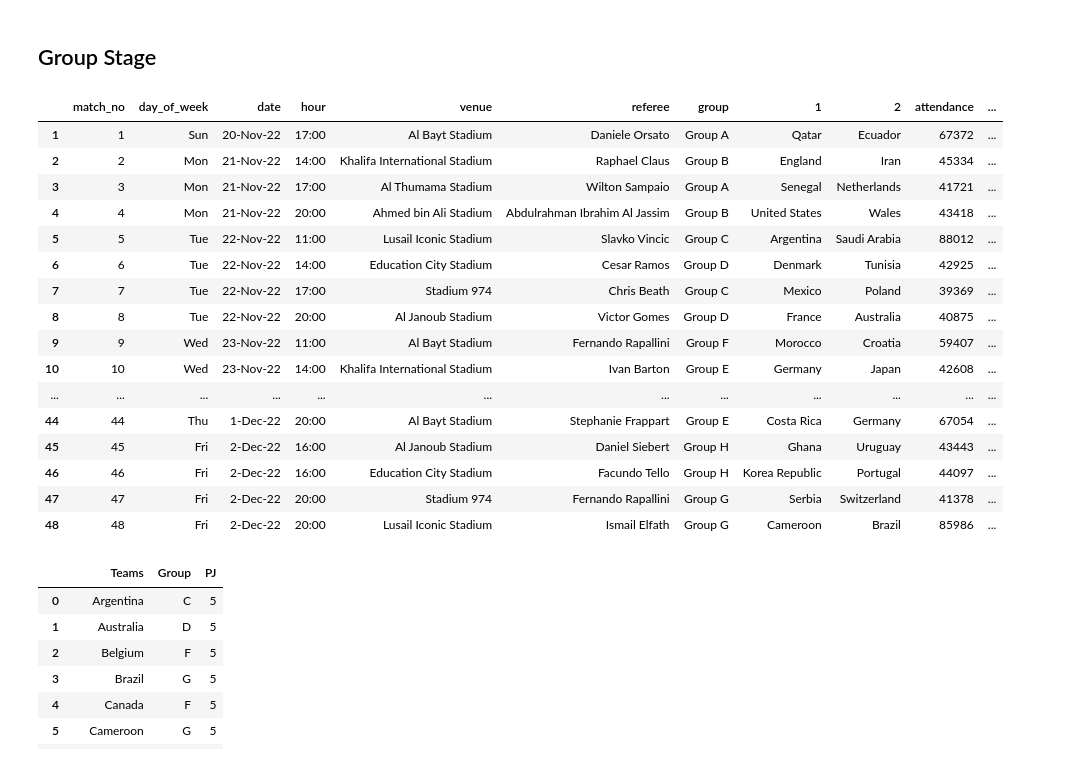
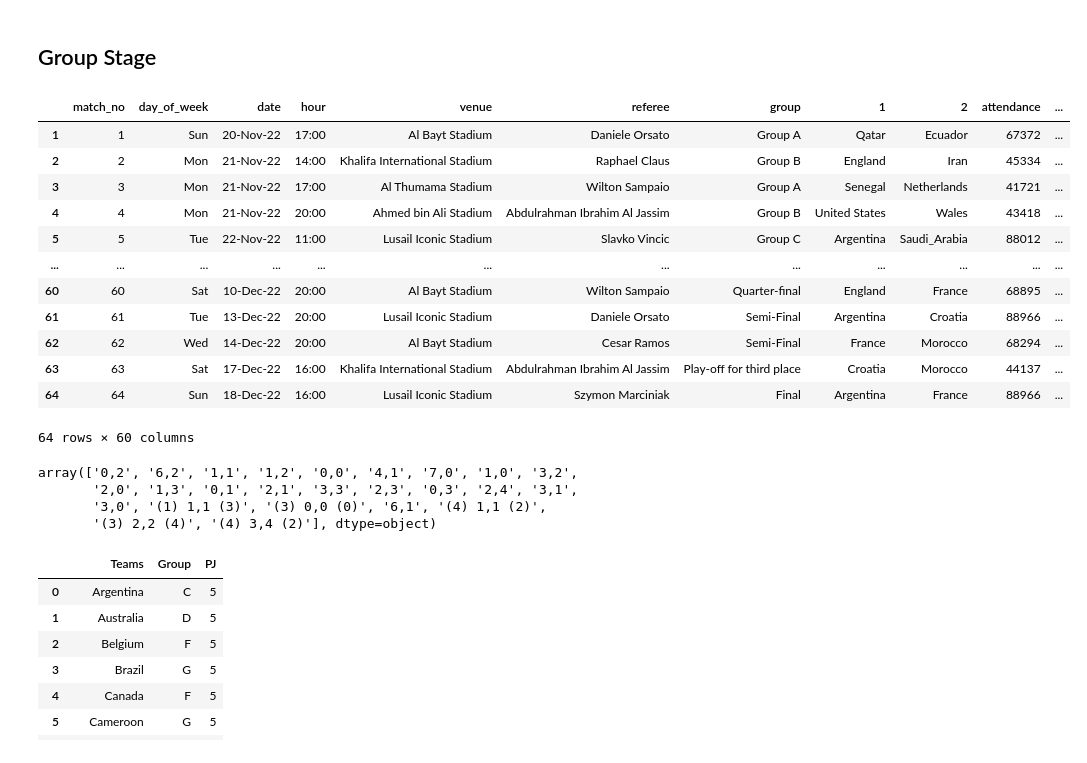
Before and after one commit to lromeror/Group_Slytheryn, a Jupyter notebook: DASHBOARD/assets/datas/FIFA_WORLD_CUP2022.ipynb, the cells around one changed output. Saved outputs shown, nothing was run; the diff lists cells and outputs as text; code cells hidden in the pictures.

```diff
--- a/DASHBOARD/assets/datas/FIFA_WORLD_CUP2022.ipynb
+++ b/DASHBOARD/assets/datas/FIFA_WORLD_CUP2022.ipynb
@@ -75,25 +75,31 @@ matches_fifa_wc2022
 # %% [markdown]
 ## Group Stage
 # %%
-matches_fifa_wc2022.query('group in ["Group A","Group B","Group C","Group D","Group E","Group F","Group G","Group H"]')
+#matches_fifa_wc2022.query('group in ["Group A","Group B","Group C","Group D","Group E","Group F","Group G","Group H"]')
+matches_fifa_wc2022.replace("Saudi Arabia","Saudi_Arabia",inplace=True)
+matches_fifa_wc2022.to_csv("/Users/angelozurita/Repositorios_GitHub/Group_Slytheryn/DASHBOARD/assets/datas/Matches.csv",index=False)
+matches_fifa_wc2022
 # %% [output]
 |  | match_no | day_of_week | date | hour | venue | referee | group | 1 | 2 | attendance | ... |
 | 1 | 1 | Sun | 20-Nov-22 | 17:00 | Al Bayt Stadium | Daniele Orsato | Group A | Qatar | Ecuador | 67372 | ... |
 | 2 | 2 | Mon | 21-Nov-22 | 14:00 | Khalifa International Stadium | Raphael Claus | Group B | England | Iran | 45334 | ... |
 | 3 | 3 | Mon | 21-Nov-22 | 17:00 | Al Thumama Stadium | Wilton Sampaio | Group A | Senegal | Netherlands | 41721 | ... |
 | 4 | 4 | Mon | 21-Nov-22 | 20:00 | Ahmed bin Ali Stadium | Abdulrahman Ibrahim Al Jassim | Group B | United States | Wales | 43418 | ... |
-| 5 | 5 | Tue | 22-Nov-22 | 11:00 | Lusail Iconic Stadium | Slavko Vincic | Group C | Argentina | Saudi Arabia | 88012 | ... |
-| 6 | 6 | Tue | 22-Nov-22 | 14:00 | Education City Stadium | Cesar Ramos | Group D | Denmark | Tunisia | 42925 | ... |
-| 7 | 7 | Tue | 22-Nov-22 | 17:00 | Stadium 974 | Chris Beath | Group C | Mexico | Poland | 39369 | ... |
-| 8 | 8 | Tue | 22-Nov-22 | 20:00 | Al Janoub Stadium | Victor Gomes | Group D | France | Australia | 40875 | ... |
-| 9 | 9 | Wed | 23-Nov-22 | 11:00 | Al Bayt Stadium | Fernando Rapallini | Group F | Morocco | Croatia | 59407 | ... |
-| 10 | 10 | Wed | 23-Nov-22 | 14:00 | Khalifa International Stadium | Ivan Barton | Group E | Germany | Japan | 42608 | ... |
+| 5 | 5 | Tue | 22-Nov-22 | 11:00 | Lusail Iconic Stadium | Slavko Vincic | Group C | Argentina | Saudi_Arabia | 88012 | ... |
 | ... | ... | ... | ... | ... | ... | ... | ... | ... | ... | ... | ... |
-| 44 | 44 | Thu | 1-Dec-22 | 20:00 | Al Bayt Stadium | Stephanie Frappart | Group E | Costa Rica | Germany | 67054 | ... |
-| 45 | 45 | Fri | 2-Dec-22 | 16:00 | Al Janoub Stadium | Daniel Siebert | Group H | Ghana | Uruguay | 43443 | ... |
-| 46 | 46 | Fri | 2-Dec-22 | 16:00 | Education City Stadium | Facundo Tello | Group H | Korea Republic | Portugal | 44097 | ... |
-| 47 | 47 | Fri | 2-Dec-22 | 20:00 | Stadium 974 | Fernando Rapallini | Group G | Serbia | Switzerland | 41378 | ... |
-| 48 | 48 | Fri | 2-Dec-22 | 20:00 | Lusail Iconic Stadium | Ismail Elfath | Group G | Cameroon | Brazil | 85986 | ... |
+| 60 | 60 | Sat | 10-Dec-22 | 20:00 | Al Bayt Stadium | Wilton Sampaio | Quarter-final | England | France | 68895 | ... |
+| 61 | 61 | Tue | 13-Dec-22 | 20:00 | Lusail Iconic Stadium | Daniele Orsato | Semi-Final | Argentina | Croatia | 88966 | ... |
+| 62 | 62 | Wed | 14-Dec-22 | 20:00 | Al Bayt Stadium | Cesar Ramos | Semi-Final | France | Morocco | 68294 | ... |
+| 63 | 63 | Sat | 17-Dec-22 | 16:00 | Khalifa International Stadium | Abdulrahman Ibrahim Al Jassim | Play-off for third place | Croatia | Morocco | 44137 | ... |
+| 64 | 64 | Sun | 18-Dec-22 | 16:00 | Lusail Iconic Stadium | Szymon Marciniak | Final | Argentina | France | 88966 | ... |
+64 rows × 60 columns
+# %%
+matches_fifa_wc2022.score.unique()
+# %% [output]
+array(['0,2', '6,2', '1,1', '1,2', '0,0', '4,1', '7,0', '1,0', '3,2',
+       '2,0', '1,3', '0,1', '2,1', '3,3', '2,3', '0,3', '2,4', '3,1',
+       '3,0', '(1) 1,1 (3)', '(3) 0,0 (0)', '6,1', '(4) 1,1 (2)',
+       '(3) 2,2 (4)', '(4) 3,4 (2)'], dtype=object)
 # %%
 teams = pd.read_csv("selecciones.csv",sep=",").seleccion.tolist()
 df_groupstage = pd.DataFrame(columns=["Teams","Group"])
```
Also changed, not shown: parts of 1 cell of this notebook, 3 other files.
